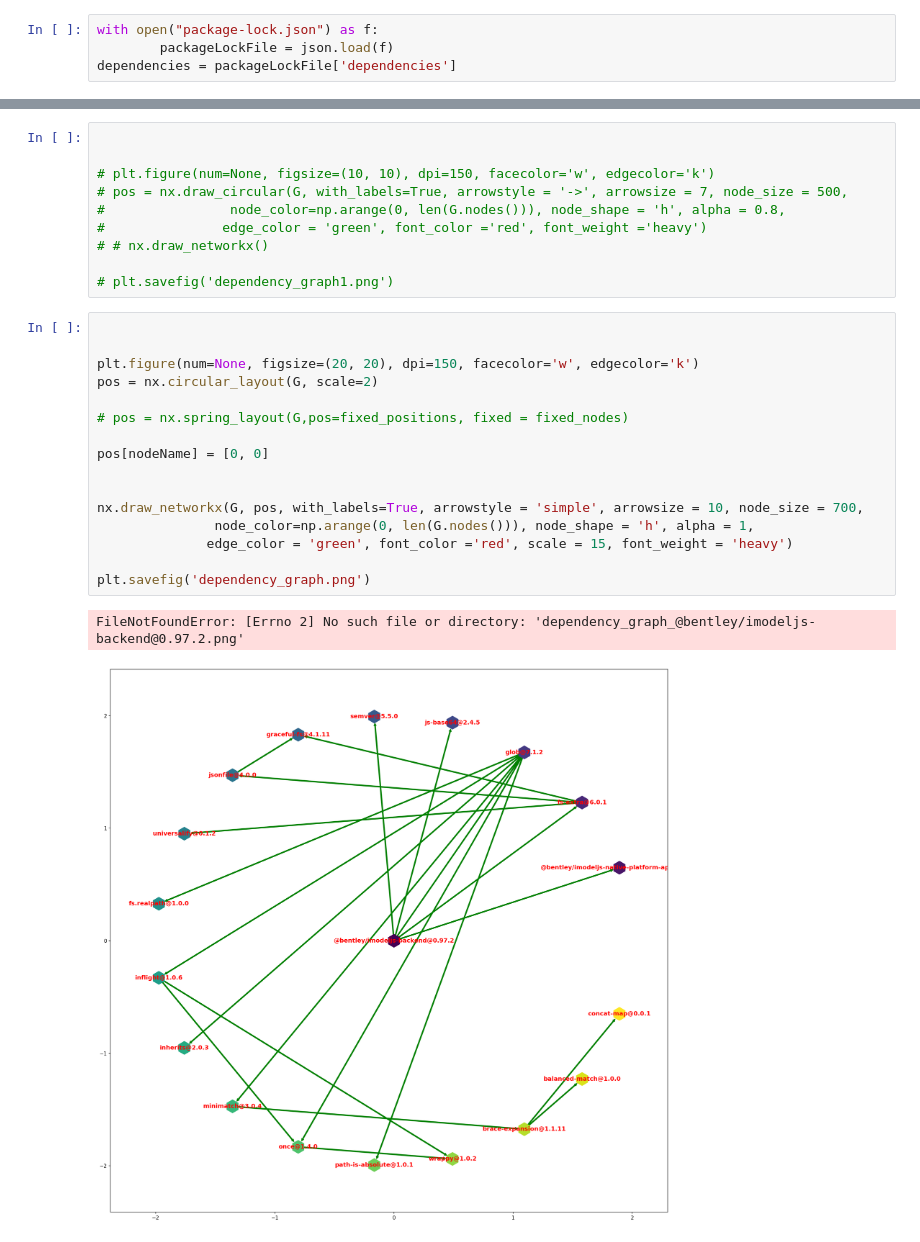
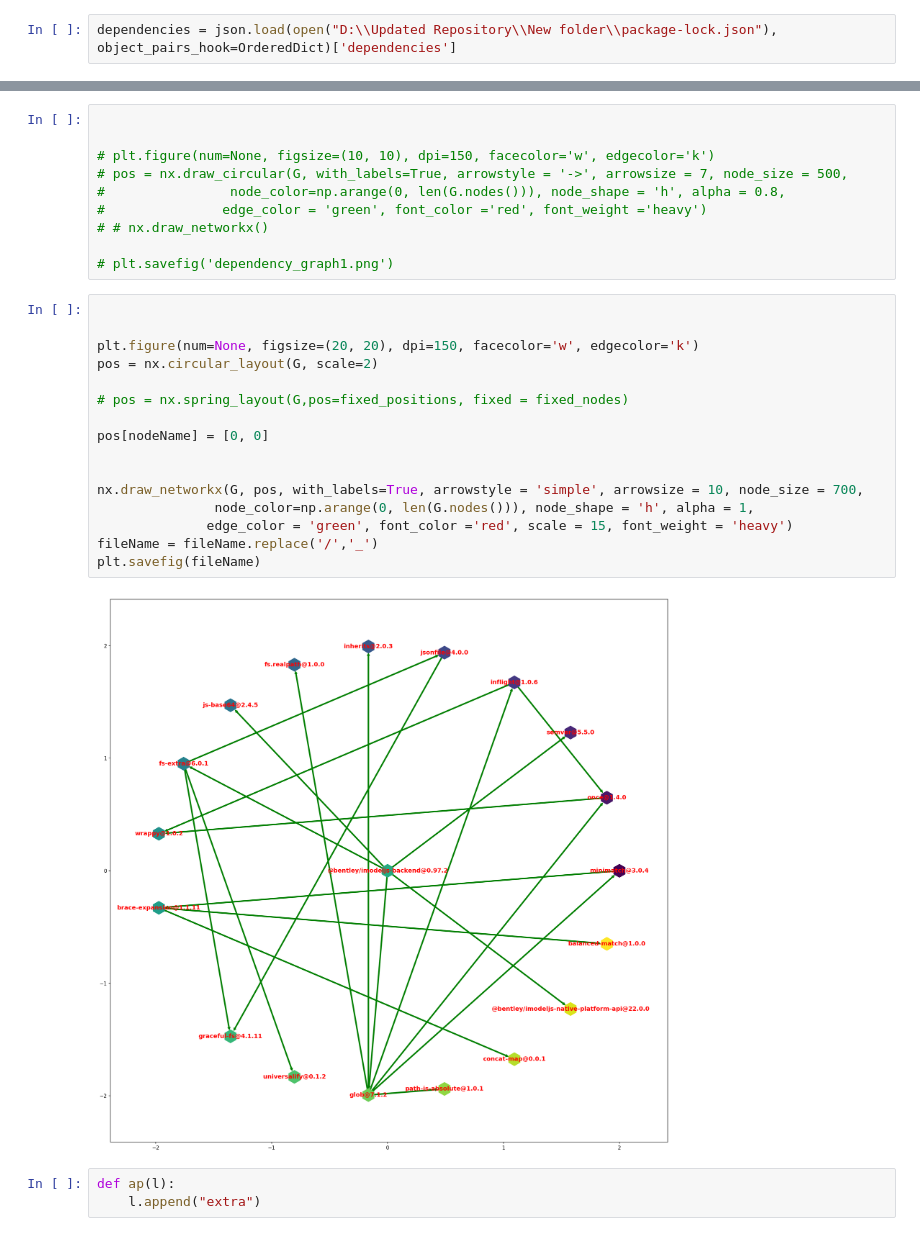
Before and after one commit to firzok/Dependency-Graph-for-all-Packages, a Jupyter notebook: Graph for dependencies v2.ipynb, the cells around one changed output, grey strips where cells are left out. Saved outputs shown, nothing was run; the diff lists cells and outputs as text.

```diff
--- a/Graph for dependencies v2.ipynb
+++ b/Graph for dependencies v2.ipynb
@@ -9,6 +9,4 @@ from networkx.drawing.nx_agraph import graphviz_layout
 # %%
 %matplotlib inline
-# %%
-with open("package-lock.json") as f:
-        packageLockFile = json.load(f)
-dependencies = packageLockFile['dependencies']
+# %%
+dependencies = json.load(open("D:\\Updated Repository\\New folder\\package-lock.json"), object_pairs_hook=OrderedDict)['dependencies']
@@ -52,19 +54,21 @@ makeGraph(q, G)
 # %%
 
 
 plt.figure(num=None, figsize=(20, 20), dpi=150, facecolor='w', edgecolor='k')
 pos = nx.circular_layout(G, scale=2)
 
 # pos = nx.spring_layout(G,pos=fixed_positions, fixed = fixed_nodes)
 
 pos[nodeName] = [0, 0]
 
 
 nx.draw_networkx(G, pos, with_labels=True, arrowstyle = 'simple', arrowsize = 10, node_size = 700,
                node_color=np.arange(0, len(G.nodes())), node_shape = 'h', alpha = 1,
               edge_color = 'green', font_color ='red', scale = 15, font_weight = 'heavy')
-
-plt.savefig('dependency_graph.png')
+fileName = fileName.replace('/','_')
+plt.savefig(fileName)
 # %% [output]
-FileNotFoundError: [Errno 2] No such file or directory: 'dependency_graph_@bentley/imodeljs-backend@0.97.2.png'
-[figure, old version]
+[figure, new version]
+# %%
+def ap(l):
+    l.append("extra")
```
Also changed, not shown: parts of 4 cells of this notebook, 1 other file.
